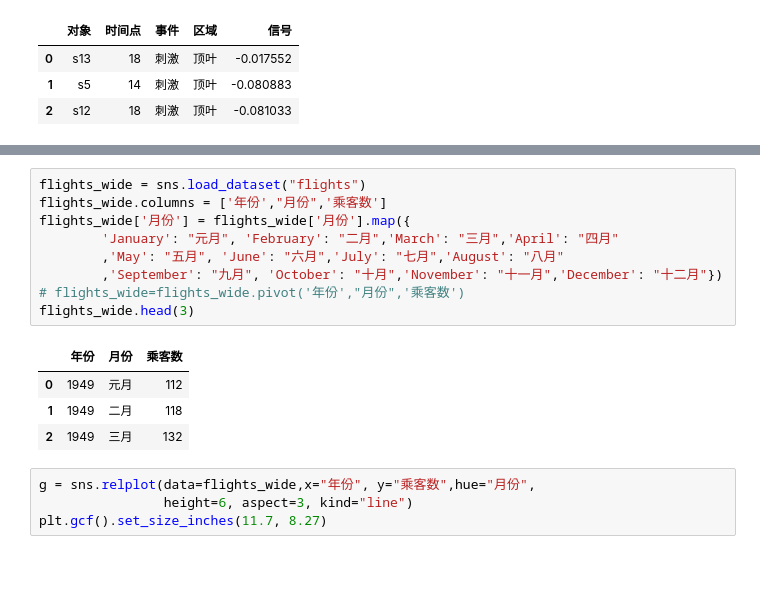
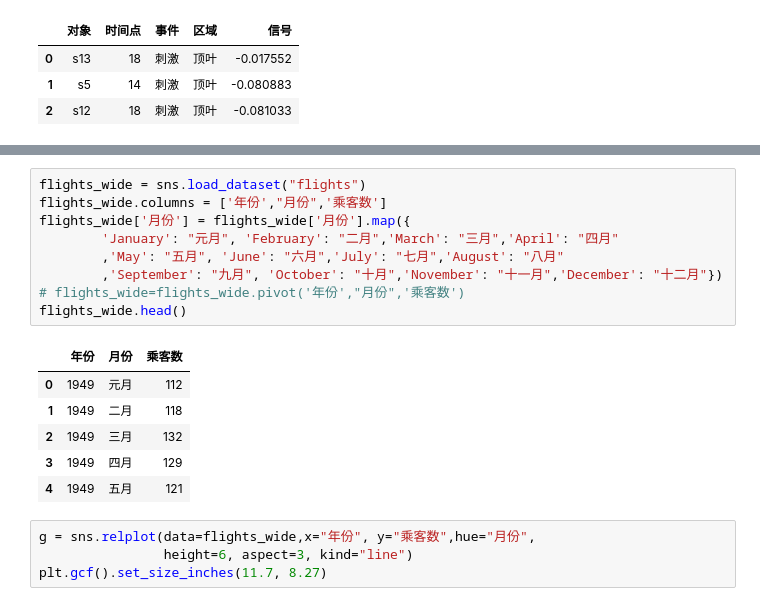
Before and after one commit to nuralik/Seaborn-API-Chinese-Example, a Jupyter notebook: notebook files/relplot.ipynb, the cells around one changed output, grey strips where cells are left out. Drawn from its saved outputs; the diff is of its cells as text; blank space fills up the shorter version.

```diff
--- a/notebook files/relplot.ipynb
+++ b/notebook files/relplot.ipynb
@@ -93,17 +93,19 @@ plt.gcf().set_size_inches(11.7, 8.27)
 # %%
 flights_wide = sns.load_dataset("flights")
 flights_wide.columns = ['年份',"月份",'乘客数']
 flights_wide['月份'] = flights_wide['月份'].map({
         'January': "元月", 'February': "二月",'March': "三月",'April': "四月"
         ,'May': "五月", 'June': "六月",'July': "七月",'August': "八月"
         ,'September': "九月", 'October': "十月",'November': "十一月",'December': "十二月"})
 # flights_wide=flights_wide.pivot('年份',"月份",'乘客数')
-flights_wide.head(3)
+flights_wide.head()
 # %% [output]
 |  | 年份 | 月份 | 乘客数 |
 | 0 | 1949 | 元月 | 112 |
 | 1 | 1949 | 二月 | 118 |
 | 2 | 1949 | 三月 | 132 |
+| 3 | 1949 | 四月 | 129 |
+| 4 | 1949 | 五月 | 121 |
 # %%
 g = sns.relplot(data=flights_wide,x="年份", y="乘客数",hue="月份",
                 height=6, aspect=3, kind="line")
```
Also changed, not shown: parts of 3 cells of this notebook.
